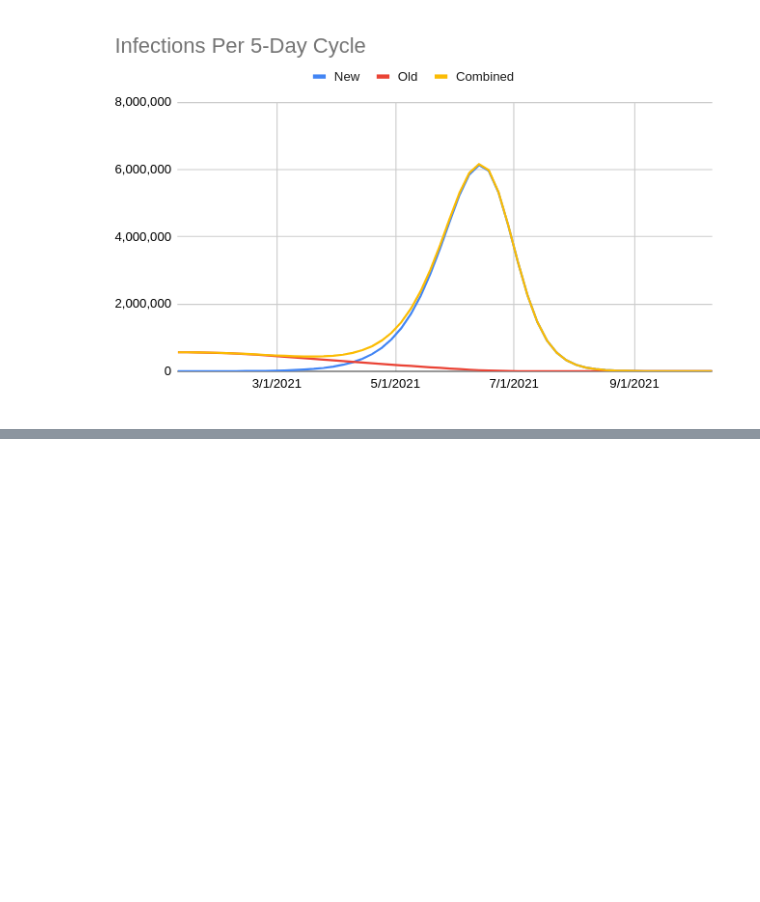
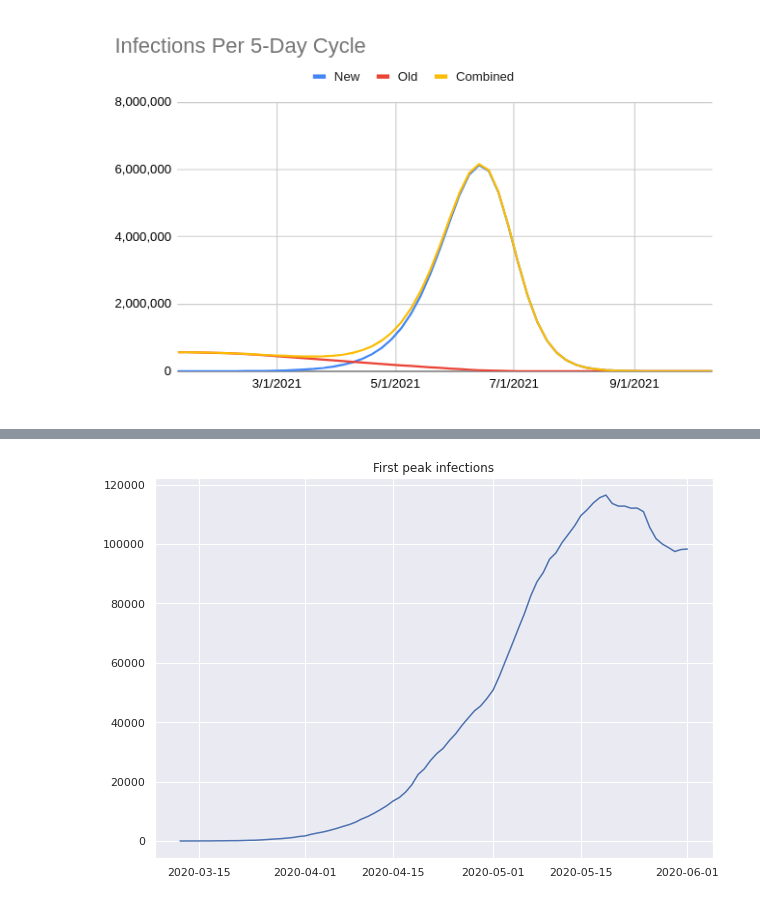
Before and after one commit to btseytlin/covid_peak_sir_modelling, a Jupyter notebook: sir.ipynb, the cells around one changed output, grey strips where cells are left out. Cells and saved outputs as stored; diff of their text form; code cells hidden in the pictures; blank space fills up the shorter version.

```diff
--- a/sir.ipynb
+++ b/sir.ipynb
@@ -178,0 +244,9 @@ plt.show()
+# %%
+subset = df[df.date <= '2020-06-01']
+
+plt.figure(figsize=(10, 7))
+plt.title('First peak infections')
+plt.plot(subset['date'], subset['infected'])
+plt.show()
+# %% [output]
+[figure, added]
```
Also changed, not shown: parts of 20 cells of this notebook, 1 other file.
